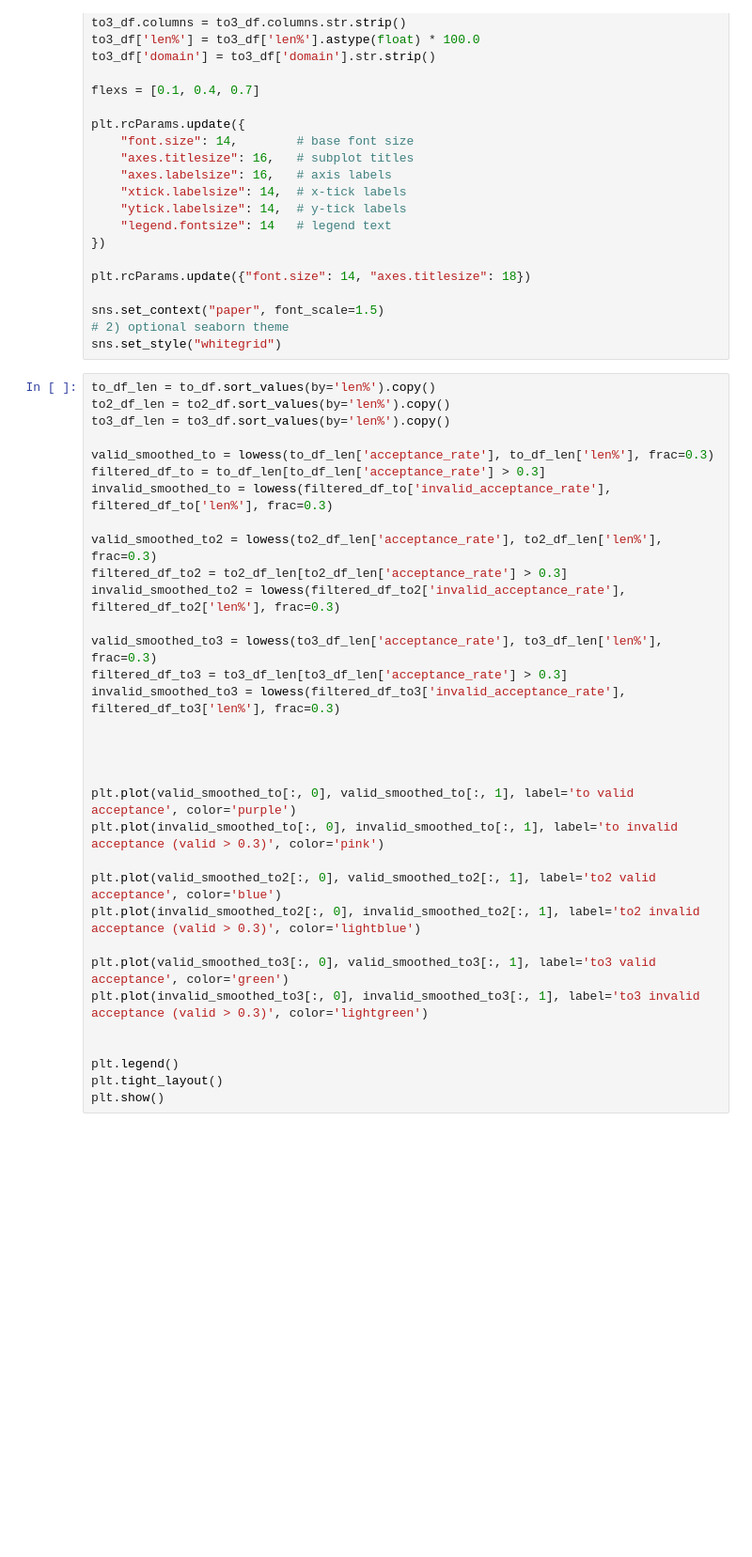
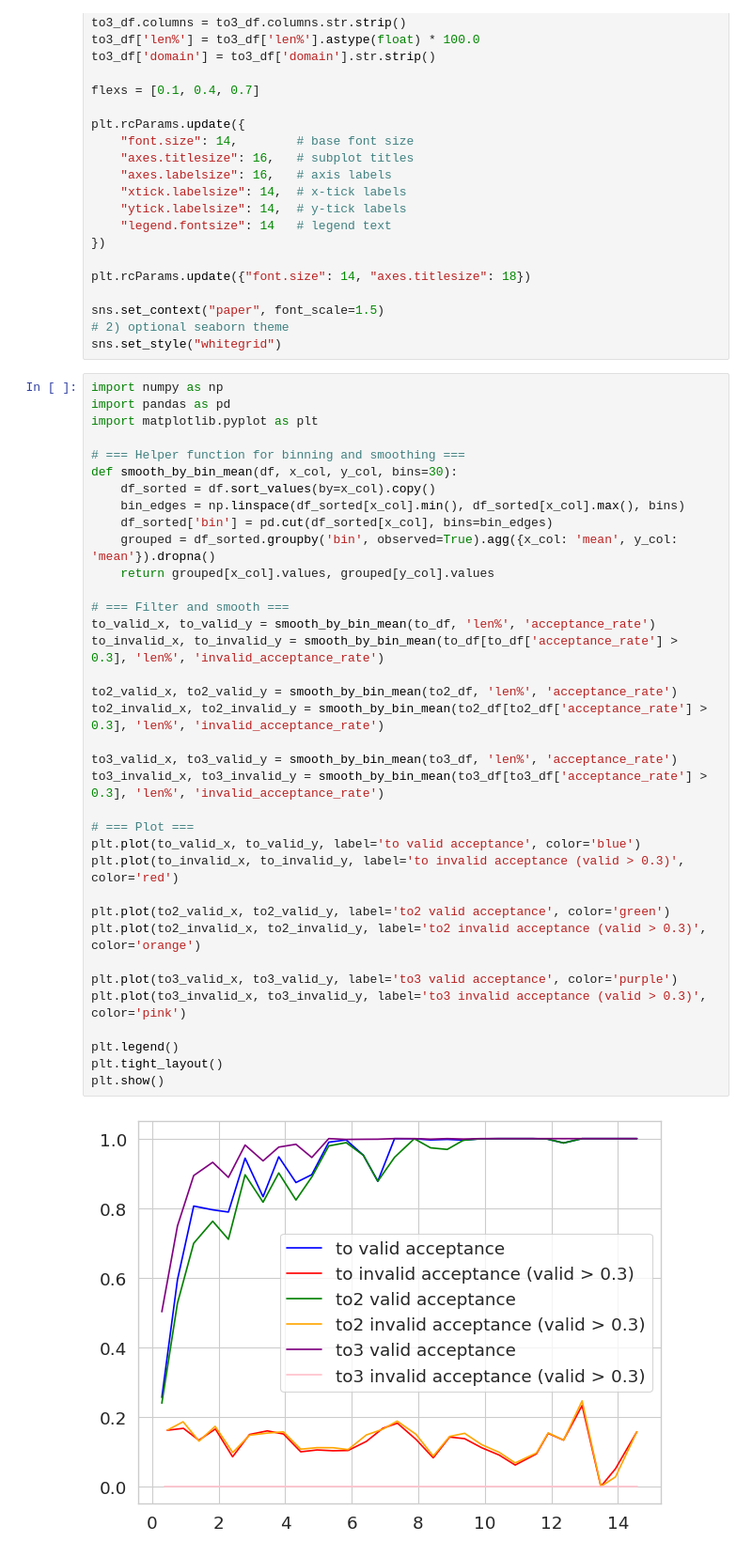
Before and after one commit to utop1an/locm3, a Jupyter notebook: src/examples/plot_total.ipynb, the cells around one changed output. Shown: that part at 94% size. Cells and saved outputs as stored; diff of their text form; blank space fills up the shorter version.

Commit message:
fix: plot bugs

```diff
--- a/src/examples/plot_total.ipynb
+++ b/src/examples/plot_total.ipynb
@@ -42,35 +42,40 @@ sns.set_context("paper", font_scale=1.5)
 # 2) optional seaborn theme
 sns.set_style("whitegrid")
 # %%
-to_df_len = to_df.sort_values(by='len%').copy()
-to2_df_len = to2_df.sort_values(by='len%').copy()
-to3_df_len = to3_df.sort_values(by='len%').copy()
+import numpy as np
+import pandas as pd
+import matplotlib.pyplot as plt
 
-valid_smoothed_to = lowess(to_df_len['acceptance_rate'], to_df_len['len%'], frac=0.3)
-filtered_df_to = to_df_len[to_df_len['acceptance_rate'] > 0.3]
-invalid_smoothed_to = lowess(filtered_df_to['invalid_acceptance_rate'], filtered_df_to['len%'], frac=0.3)
+# === Helper function for binning and smoothing ===
+def smooth_by_bin_mean(df, x_col, y_col, bins=30):
+    df_sorted = df.sort_values(by=x_col).copy()
+    bin_edges = np.linspace(df_sorted[x_col].min(), df_sorted[x_col].max(), bins)
+    df_sorted['bin'] = pd.cut(df_sorted[x_col], bins=bin_edges)
+    grouped = df_sorted.groupby('bin', observed=True).agg({x_col: 'mean', y_col: 'mean'}).dropna()
+    return grouped[x_col].values, grouped[y_col].values
 
-valid_smoothed_to2 = lowess(to2_df_len['acceptance_rate'], to2_df_len['len%'], frac=0.3)
-filtered_df_to2 = to2_df_len[to2_df_len['acceptance_rate'] > 0.3]
-invalid_smoothed_to2 = lowess(filtered_df_to2['invalid_acceptance_rate'], filtered_df_to2['len%'], frac=0.3)
+# === Filter and smooth ===
+to_valid_x, to_valid_y = smooth_by_bin_mean(to_df, 'len%', 'acceptance_rate')
+to_invalid_x, to_invalid_y = smooth_by_bin_mean(to_df[to_df['acceptance_rate'] > 0.3], 'len%', 'invalid_acceptance_rate')
 
-valid_smoothed_to3 = lowess(to3_df_len['acceptance_rate'], to3_df_len['len%'], frac=0.3)
-filtered_df_to3 = to3_df_len[to3_df_len['acceptance_rate'] > 0.3]
-invalid_smoothed_to3 = lowess(filtered_df_to3['invalid_acceptance_rate'], filtered_df_to3['len%'], frac=0.3)
+to2_valid_x, to2_valid_y = smooth_by_bin_mean(to2_df, 'len%', 'acceptance_rate')
+to2_invalid_x, to2_invalid_y = smooth_by_bin_mean(to2_df[to2_df['acceptance_rate'] > 0.3], 'len%', 'invalid_acceptance_rate')
 
+to3_valid_x, to3_valid_y = smooth_by_bin_mean(to3_df, 'len%', 'acceptance_rate')
+to3_invalid_x, to3_invalid_y = smooth_by_bin_mean(to3_df[to3_df['acceptance_rate'] > 0.3], 'len%', 'invalid_acceptance_rate')
 
+# === Plot ===
+plt.plot(to_valid_x, to_valid_y, label='to valid acceptance', color='blue')
+plt.plot(to_invalid_x, to_invalid_y, label='to invalid acceptance (valid > 0.3)', color='red')
 
+plt.plot(to2_valid_x, to2_valid_y, label='to2 valid acceptance', color='green')
+plt.plot(to2_invalid_x, to2_invalid_y, label='to2 invalid acceptance (valid > 0.3)', color='orange')
 
-plt.plot(valid_smoothed_to[:, 0], valid_smoothed_to[:, 1], label='to valid acceptance', color='purple')
-plt.plot(invalid_smoothed_to[:, 0], invalid_smoothed_to[:, 1], label='to invalid acceptance (valid > 0.3)', color='pink')
-
-plt.plot(valid_smoothed_to2[:, 0], valid_smoothed_to2[:, 1], label='to2 valid acceptance', color='blue')
-plt.plot(invalid_smoothed_to2[:, 0], invalid_smoothed_to2[:, 1], label='to2 invalid acceptance (valid > 0.3)', color='lightblue')
-
-plt.plot(valid_smoothed_to3[:, 0], valid_smoothed_to3[:, 1], label='to3 valid acceptance', color='green')
-plt.plot(invalid_smoothed_to3[:, 0], invalid_smoothed_to3[:, 1], label='to3 invalid acceptance (valid > 0.3)', color='lightgreen')
-
+plt.plot(to3_valid_x, to3_valid_y, label='to3 valid acceptance', color='purple')
+plt.plot(to3_invalid_x, to3_invalid_y, label='to3 invalid acceptance (valid > 0.3)', color='pink')
 
 plt.legend()
 plt.tight_layout()
 plt.show()
+# %% [output]
+[figure, added]
```
Also changed, not shown: parts of 1 cell of this notebook.
